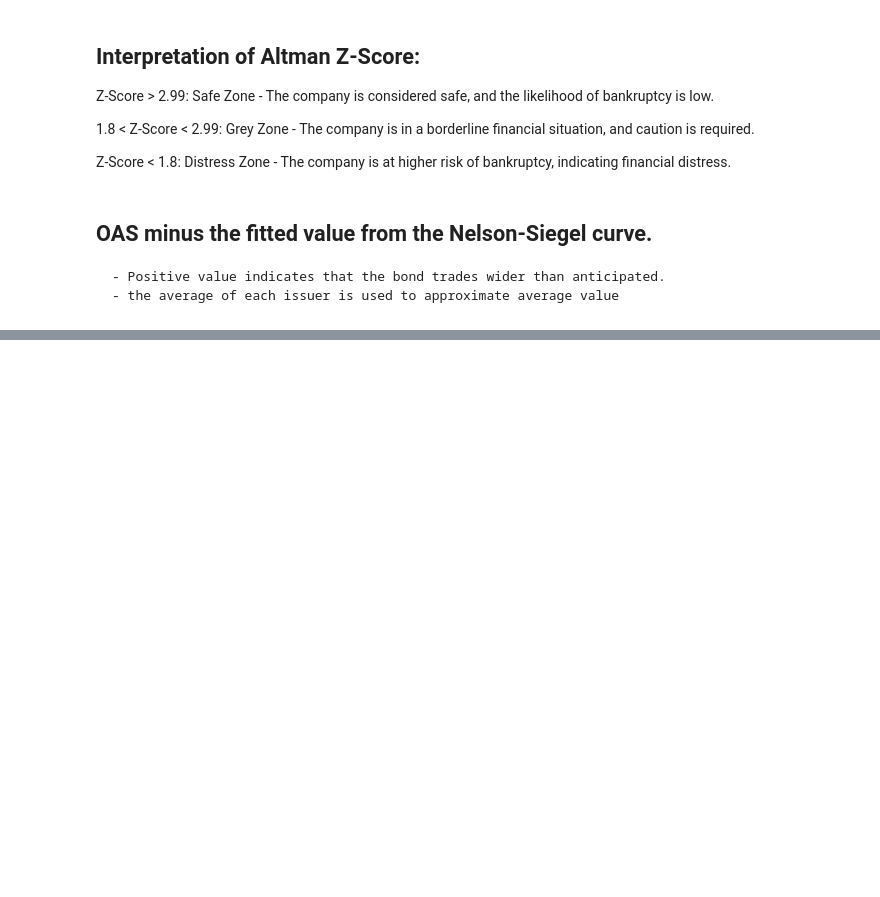
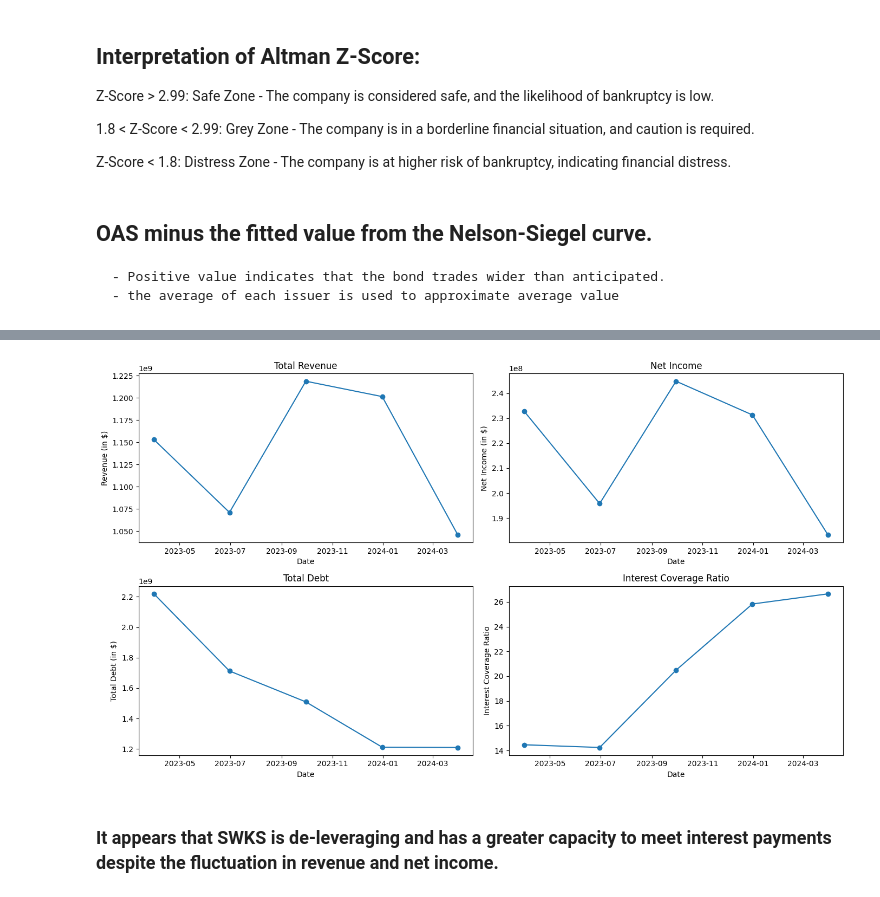
Before and after one commit to thestockman27/Credit-Project, a Jupyter notebook: Credit Model.ipynb, the cells around one changed output, grey strips where cells are left out. Saved outputs shown, nothing was run; the diff lists cells and outputs as text; code cells hidden in the pictures; blank space fills up the shorter version.

```diff
--- a/Credit Model.ipynb
+++ b/Credit Model.ipynb
@@ -305,0 +371,48 @@ df
+# %%
+# Extract relevant data
+revenue = quarterly_financials.loc['Total Revenue'][:5]
+net_income = quarterly_financials.loc['Net Income'][:5]
+total_debt = quarterly_balance_sheet.loc['Total Debt'][:5]
+interest_expense = quarterly_financials.loc['Interest Expense'][:5]
+operating_income = quarterly_financials.loc['Total Operating Income As Reported'][:5]
+
+# Calculate Interest Coverage Ratio
+interest_coverage_ratio = operating_income / interest_expense
+# %%
+# Plotting the historical trend of these metrics
+plt.figure(figsize=(14, 8))
+
+# Plot Revenue
+plt.subplot(2, 2, 1)
+plt.plot(revenue, marker='o')
+plt.title('Total Revenue')
+plt.xlabel('Date')
+plt.ylabel('Revenue (in $)')
+
+# Plot Net Income
+plt.subplot(2, 2, 2)
+plt.plot(net_income, marker='o')
+plt.title('Net Income')
+plt.xlabel('Date')
+plt.ylabel('Net Income (in $)')
+
+# Plot Total Debt
+plt.subplot(2, 2, 3)
+plt.plot(total_debt, marker='o')
+plt.title('Total Debt')
+plt.xlabel('Date')
+plt.ylabel('Total Debt (in $)')
+
+# Plot Interest Coverage Ratio
+plt.subplot(2, 2, 4)
+plt.plot(interest_coverage_ratio, marker='o')
+plt.title('Interest Coverage Ratio')
+plt.xlabel('Date')
+plt.ylabel('Interest Coverage Ratio')
+
+plt.tight_layout()
+plt.show()
+# %% [output]
+[figure, added]
+# %% [markdown]
+### It appears that SWKS is de-leveraging and has a greater capacity to meet interest payments despite the fluctuation in revenue and net income.
```
Also changed, not shown: parts of 11 cells of this notebook, 1 other file.
